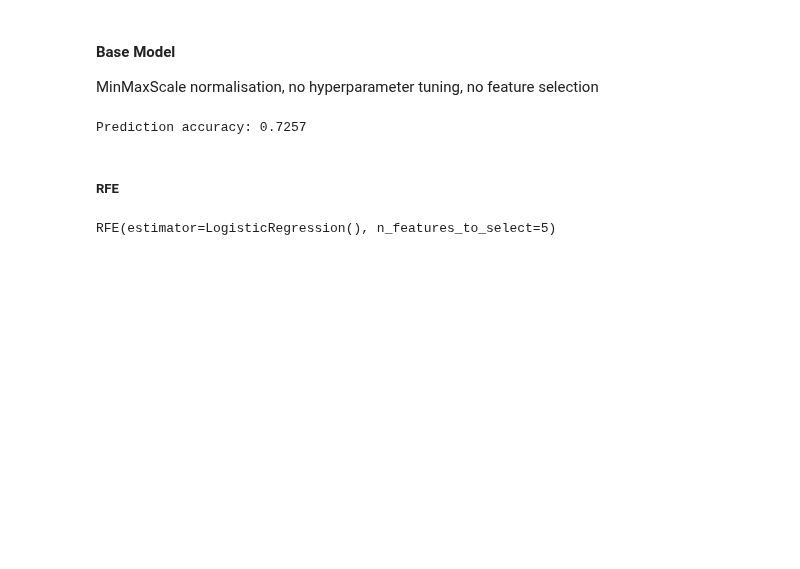
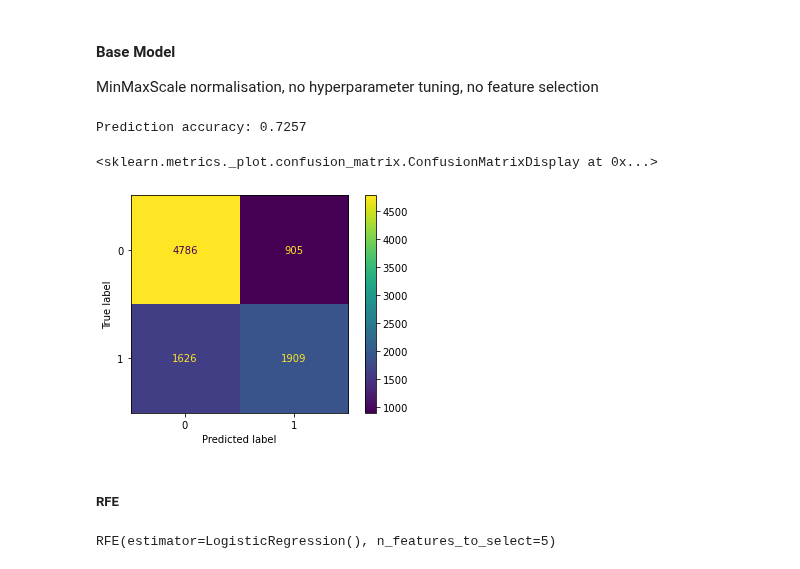
Before and after one commit to walthersy/DataScience-Portfolio, a Jupyter notebook: Portfolio 3.ipynb, the cells around one changed output. Saved outputs shown, nothing was run; the diff lists cells and outputs as text; code cells hidden in the pictures; blank space fills up the shorter version.

```diff
--- a/Portfolio 3.ipynb
+++ b/Portfolio 3.ipynb
@@ -350,6 +355,11 @@ prediction_test = logreg.predict(X_test)
 print('Prediction accuracy:',accuracy_score(y_test, prediction_test).round(4))
 # %% [output]
 Prediction accuracy: 0.7257
+# %%
+plot_confusion_matrix(logreg,X_test,y_test)
+# %% [output]
+<sklearn.metrics._plot.confusion_matrix.ConfusionMatrixDisplay at 0x...>
+[figure, added]
 # %% [markdown]
 ##### RFE
 # %%
```
Also changed, not shown: parts of 11 cells of this notebook.
